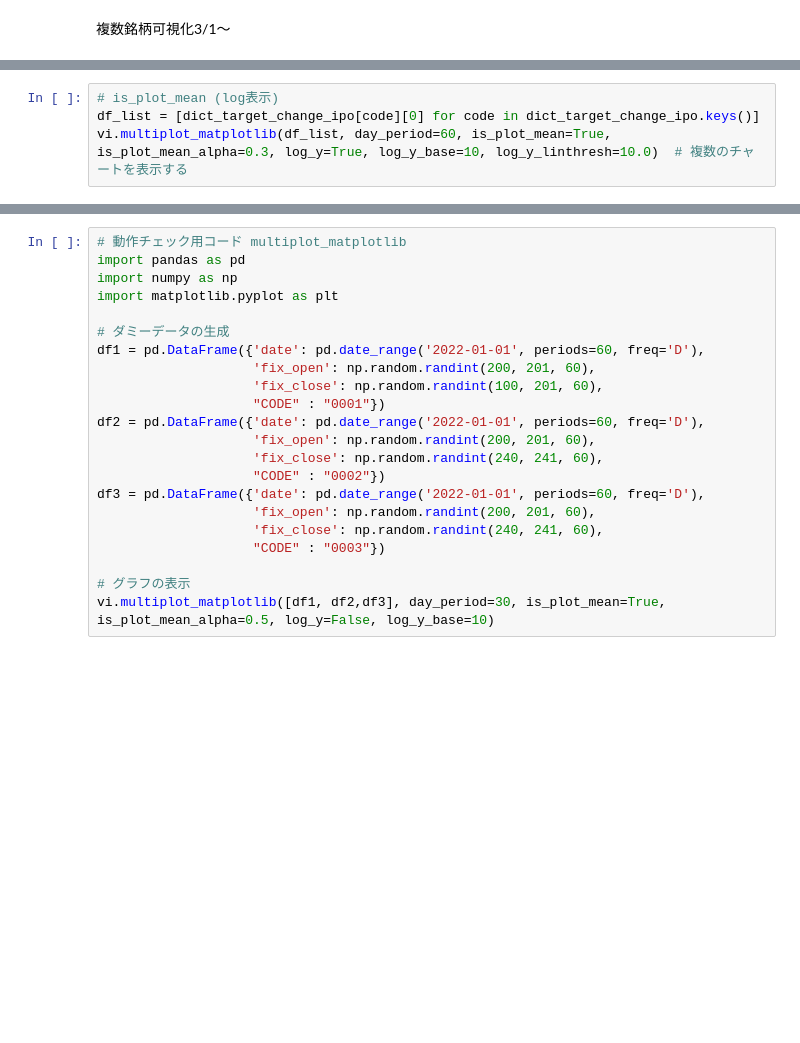
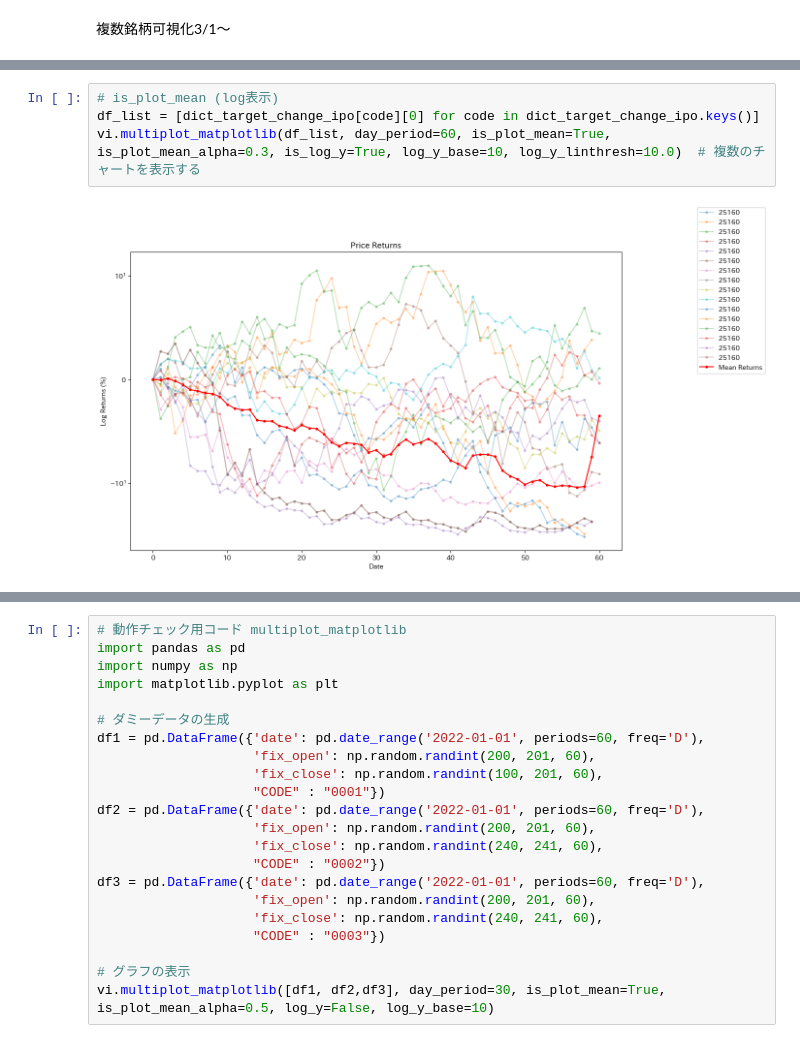
Before and after one commit to ryota1215/stock_tools, a Jupyter notebook: notebook/ipo_inspection.ipynb, the cells around one changed output, grey strips where cells are left out. Drawn from its saved outputs; the diff is of its cells as text; blank space fills up the shorter version.

```diff
--- a/notebook/ipo_inspection.ipynb
+++ b/notebook/ipo_inspection.ipynb
@@ -762,7 +778,9 @@ vi.multiplot_matplotlib(df_list, day_period=60, is_plot_mean=True, is_plot_mean_
 # %%
 # is_plot_mean (log表示)
 df_list = [dict_target_change_ipo[code][0] for code in dict_target_change_ipo.keys()]
-vi.multiplot_matplotlib(df_list, day_period=60, is_plot_mean=True, is_plot_mean_alpha=0.3, log_y=True, log_y_base=10, log_y_linthresh=10.0)  # 複数のチャートを表示する
+vi.multiplot_matplotlib(df_list, day_period=60, is_plot_mean=True, is_plot_mean_alpha=0.3, is_log_y=True, log_y_base=10, log_y_linthresh=10.0)  # 複数のチャートを表示する
+# %% [output]
+[figure, added]
 # %%
 # is_plot_mean
 df_list = [dict_target_change_ipo[code][1] for code in dict_target_change_ipo.keys()]
```
Also changed, not shown: parts of 8 cells of this notebook, 1 other file.
